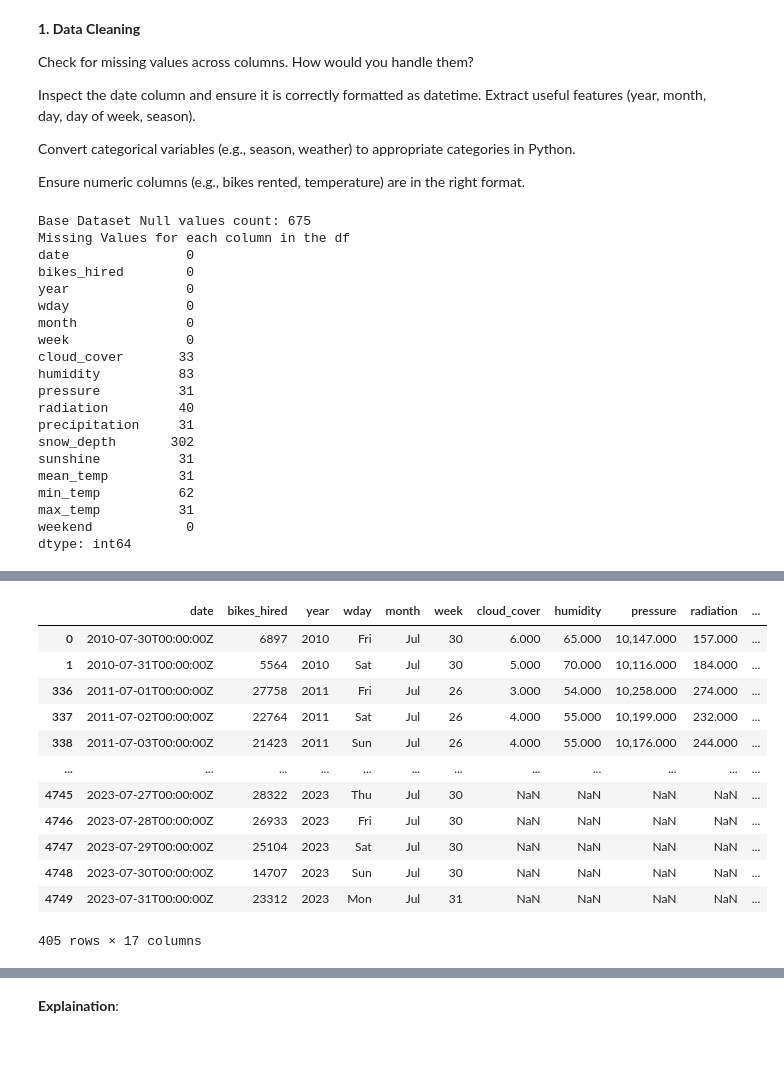
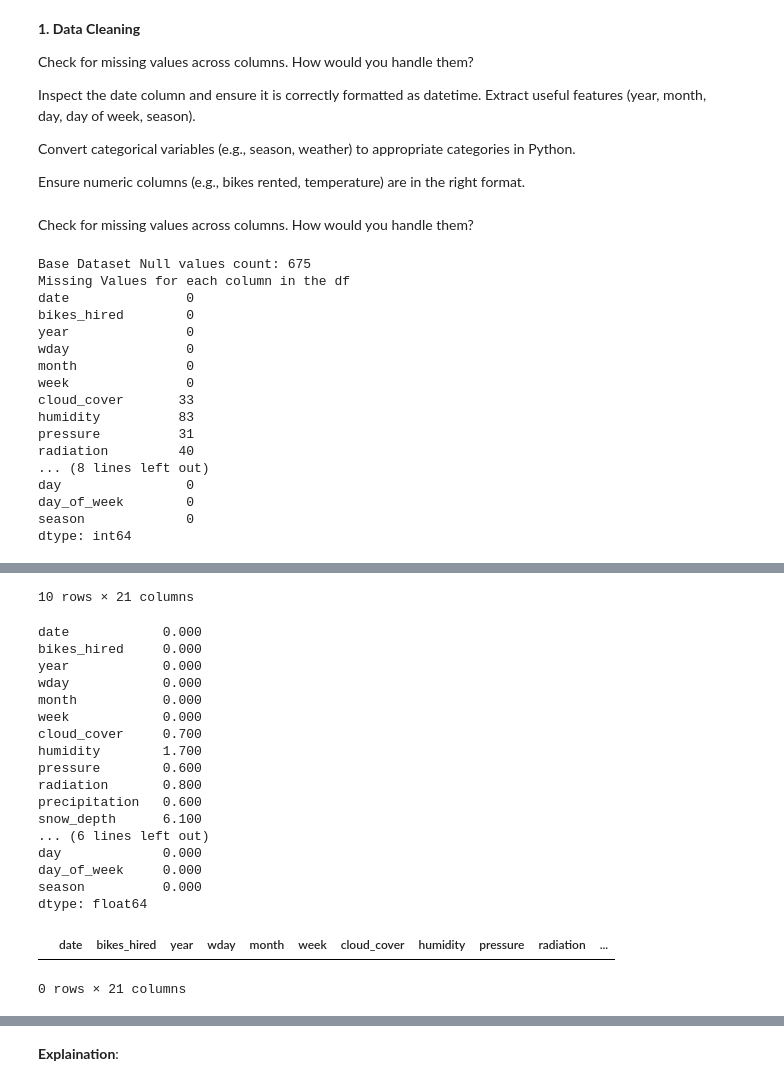
Before and after one commit to Brennan-Chan/Analytics-Through-Coding-AUT_26, a Jupyter notebook: Session_3/Group_Project.ipynb, the cells around one changed output, grey strips where cells are left out. Saved outputs shown, nothing was run; the diff lists cells and outputs as text; code cells hidden in the pictures; blank space fills up the shorter version.

```diff
--- a/Session_3/Group_Project.ipynb
+++ b/Session_3/Group_Project.ipynb
@@ -49,12 +49,15 @@ Inspect the date column and ensure it is correctly formatted as datetime. Extrac
 Convert categorical variables (e.g., season, weather) to appropriate categories in Python.
 
 Ensure numeric columns (e.g., bikes rented, temperature) are in the right format.
+# %% [markdown]
+Check for missing values across columns. How would you handle them?
 # %%
 print("Base Dataset Null values count:", bikes.isnull().sum().sum())
 print("Missing Values for each column in the df\n", bikes.isnull().sum(), sep="")
 
 missing_rows = bikes[bikes.isnull().any(axis=1)]
 display(missing_rows.head(10))
+display((bikes.isnull().mean() * 100).round(1))
 display(bikes[bikes["month"] == "Jul"])
 # %% [output]
 Base Dataset Null values count: 675
@@ -69,12 +72,9 @@ cloud_cover       33
 humidity          83
 pressure          31
 radiation         40
-precipitation     31
-snow_depth       302
-sunshine          31
-mean_temp         31
-min_temp          62
-max_temp          31
-weekend            0
+... (8 lines left out)
+day                0
+day_of_week        0
+season             0
 dtype: int64
 |  | date | bikes_hired | year | wday | month | week | cloud_cover | humidity | pressure | radiation | ... |
@@ -91,13 +91,20 @@ dtype: int64
+10 rows × 21 columns
+date            0.000
+bikes_hired     0.000
+year            0.000
+wday            0.000
+month           0.000
+week            0.000
+cloud_cover     0.700
+humidity        1.700
+pressure        0.600
+radiation       0.800
+precipitation   0.600
+snow_depth      6.100
+... (6 lines left out)
+day             0.000
+day_of_week     0.000
+season          0.000
+dtype: float64
 |  | date | bikes_hired | year | wday | month | week | cloud_cover | humidity | pressure | radiation | ... |
-| 0 | 2010-07-30T00:00:00Z | 6897 | 2010 | Fri | Jul | 30 | 6.000 | 65.000 | 10,147.000 | 157.000 | ... |
-| 1 | 2010-07-31T00:00:00Z | 5564 | 2010 | Sat | Jul | 30 | 5.000 | 70.000 | 10,116.000 | 184.000 | ... |
-| 336 | 2011-07-01T00:00:00Z | 27758 | 2011 | Fri | Jul | 26 | 3.000 | 54.000 | 10,258.000 | 274.000 | ... |
-| 337 | 2011-07-02T00:00:00Z | 22764 | 2011 | Sat | Jul | 26 | 4.000 | 55.000 | 10,199.000 | 232.000 | ... |
-| 338 | 2011-07-03T00:00:00Z | 21423 | 2011 | Sun | Jul | 26 | 4.000 | 55.000 | 10,176.000 | 244.000 | ... |
-| ... | ... | ... | ... | ... | ... | ... | ... | ... | ... | ... | ... |
-| 4745 | 2023-07-27T00:00:00Z | 28322 | 2023 | Thu | Jul | 30 | NaN | NaN | NaN | NaN | ... |
-| 4746 | 2023-07-28T00:00:00Z | 26933 | 2023 | Fri | Jul | 30 | NaN | NaN | NaN | NaN | ... |
-| 4747 | 2023-07-29T00:00:00Z | 25104 | 2023 | Sat | Jul | 30 | NaN | NaN | NaN | NaN | ... |
-| 4748 | 2023-07-30T00:00:00Z | 14707 | 2023 | Sun | Jul | 30 | NaN | NaN | NaN | NaN | ... |
-| 4749 | 2023-07-31T00:00:00Z | 23312 | 2023 | Mon | Jul | 31 | NaN | NaN | NaN | NaN | ... |
-405 rows × 17 columns
+0 rows × 21 columns
```
Also changed, not shown: parts of 9 cells of this notebook.
